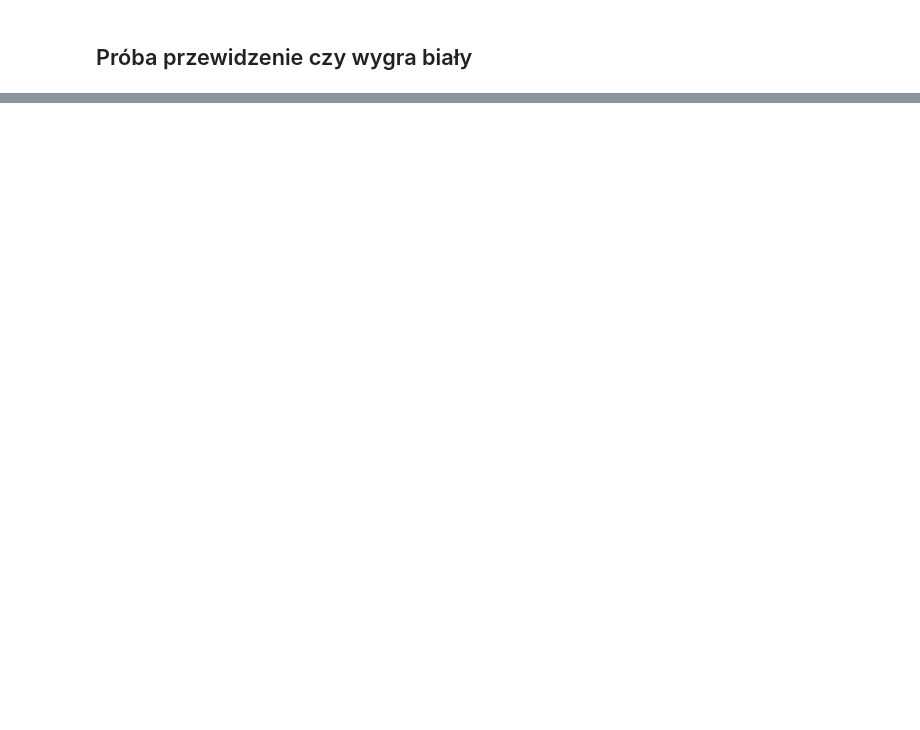
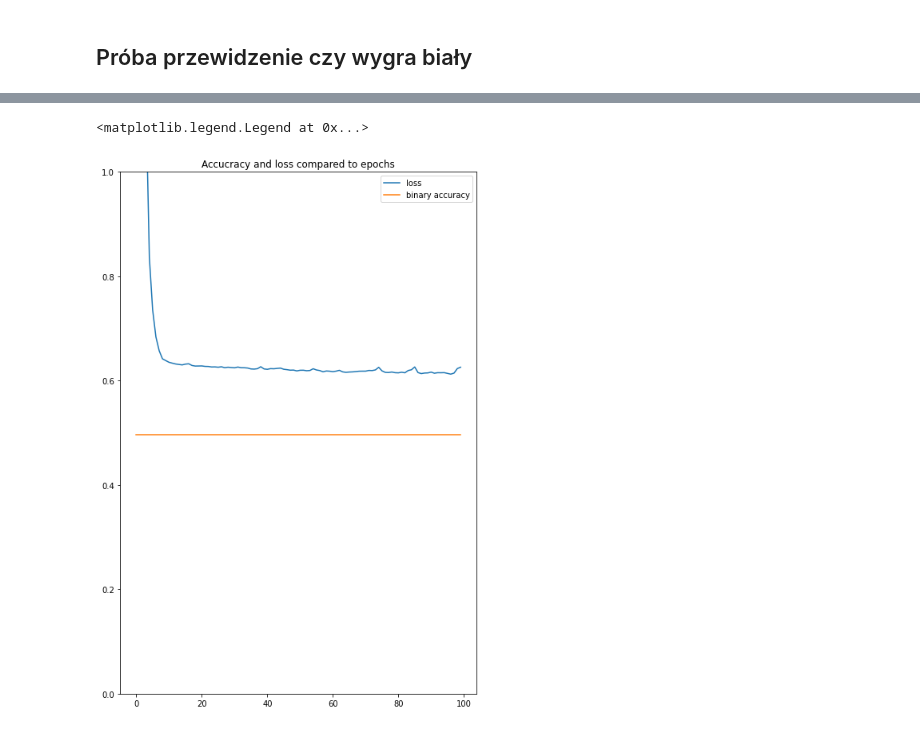
Before and after one commit to sebastiansukiennik01/NeuralNetworksProject, a Jupyter notebook: neuralNetworks.ipynb, the cells around one changed output, grey strips where cells are left out. Saved outputs shown, nothing was run; the diff lists cells and outputs as text; code cells hidden in the pictures; blank space fills up the shorter version.

Commit message:
Build and described second model, where only whites winning is predicted

```diff
--- a/neuralNetworks.ipynb
+++ b/neuralNetworks.ipynb
@@ -182,2 +187,15 @@ model.evaluate(X_test, y_test)
 # %% [markdown]
 ## Próba przewidzenie czy wygra biały
+# %%
+yWhite = y.loc[:, 'winner_white']
+X_train, X_test, y_train, y_test = train_test_split(X, yWhite, test_size=0.2)
+# %%
+model = Sequential()
+model.add(Dense(units=16, input_dim=634, activation='relu'))
+model.add(Dense(units=32, activation='relu'))
+model.add(Dense(units=1, activation='softmax'))
+# %%
+opt = keras.optimizers.Adam()
+model.compile(loss='binary_crossentropy', optimizer=opt, metrics=['binary_accuracy'])
+# %%
+batch1000 = model.fit(X_train, y_train, epochs=100, batch_size=1000, use_multiprocessing=True)
@@ -183,0 +220,10 @@ model.evaluate(X_test, y_test)
+# %%
+plt.figure(figsize=(8,12))
+plt.plot(batch1000.history['loss'], label="loss")
+plt.plot(batch1000.history['binary_accuracy'], label="binary accuracy")
+plt.title("Accucracy and loss compared to epochs")
+plt.ylim(0, 1)
+plt.legend()
+# %% [output]
+<matplotlib.legend.Legend at 0x...>
+[figure, added]
```
Also changed, not shown: parts of 13 cells of this notebook, 2 other files.
